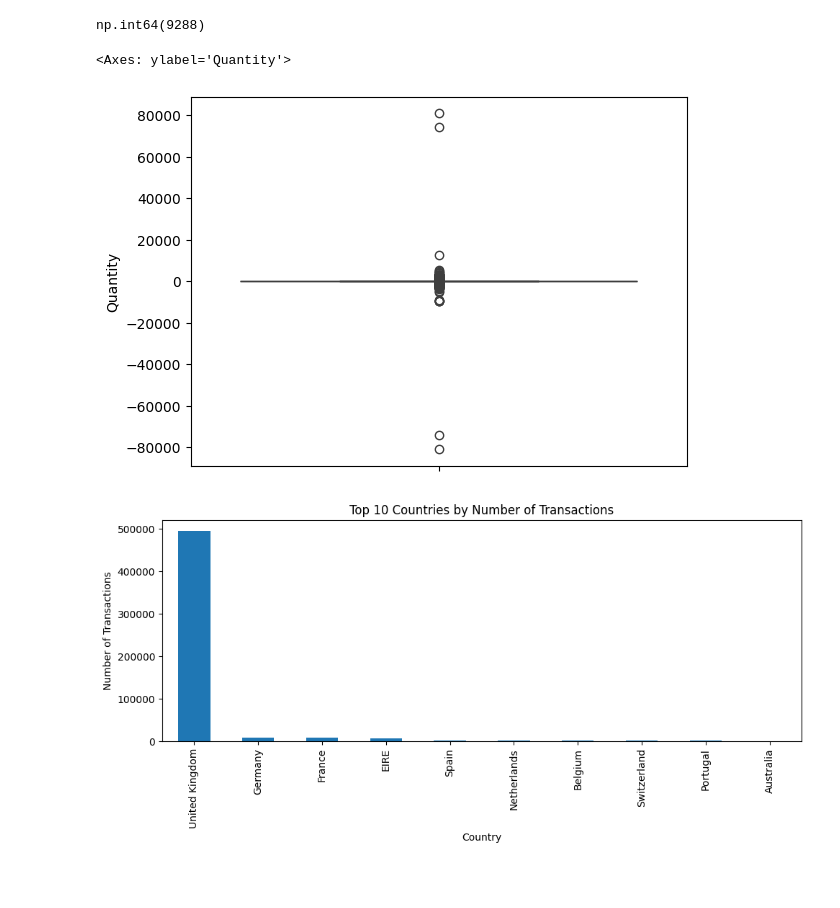
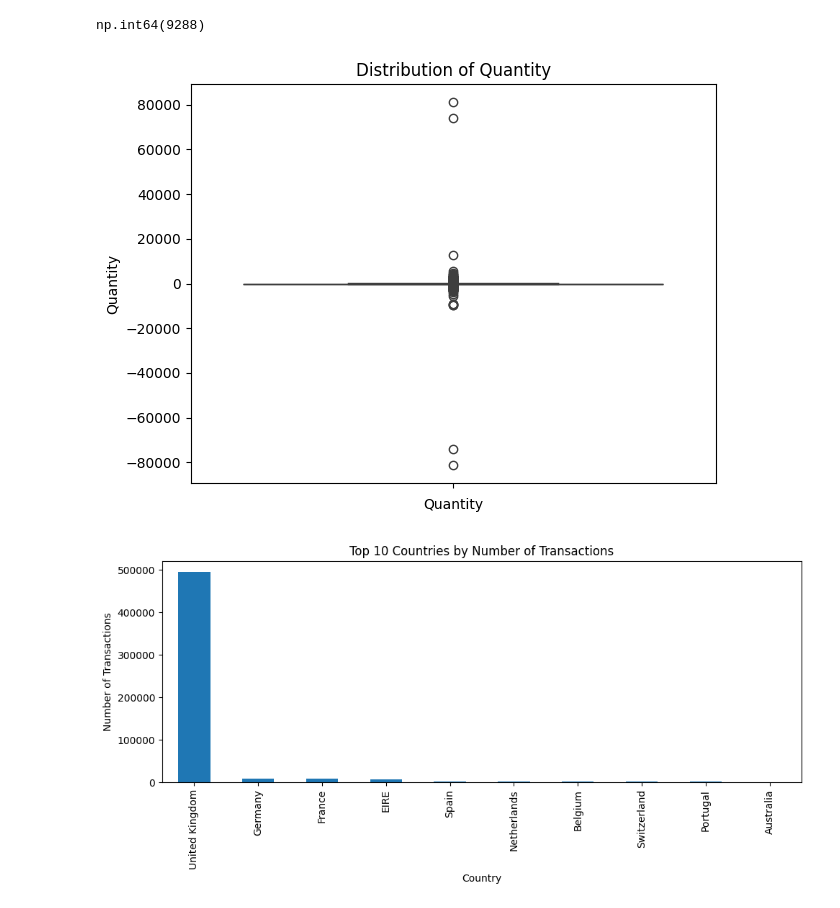
Before and after one commit to SerajEldeen/Customer_Segmentation, a Jupyter notebook: notebooks/01_data_exploration.ipynb, the cells around one changed output. Drawn from its saved outputs; the diff is of its cells as text; code cells hidden in the pictures; blank space fills up the shorter version.

```diff
--- a/notebooks/01_data_exploration.ipynb
+++ b/notebooks/01_data_exploration.ipynb
@@ -70,9 +70,14 @@ df['InvoiceNo'].str.startswith("C").sum()
 np.int64(9288)
 # %%
 sns.boxplot(df['Quantity'])
+plt.title("Distribution of Quantity")
+plt.xlabel("Quantity")
+plt.ylabel("Quantity")
+plt.tight_layout()
+plt.savefig(FIGURES_PATH/ "Distribution of Quantity.png" ,dpi=300,bbox_inches='tight')
+plt.show()
 # %% [output]
-<Axes: ylabel='Quantity'>
-[figure, old version]
+[figure, new version]
 # %%
 country_counts=df['Country'].value_counts()
 top_countries=country_counts.head(10).astype(int)
```
Also changed, not shown: parts of 1 cell of this notebook, 6 other files.
